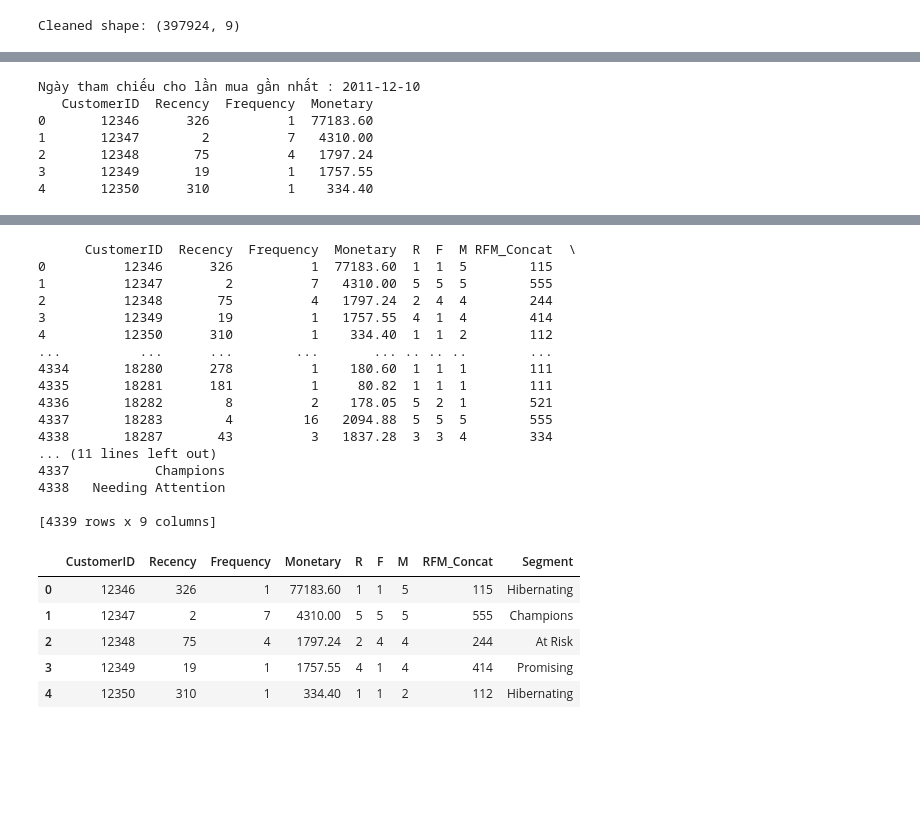
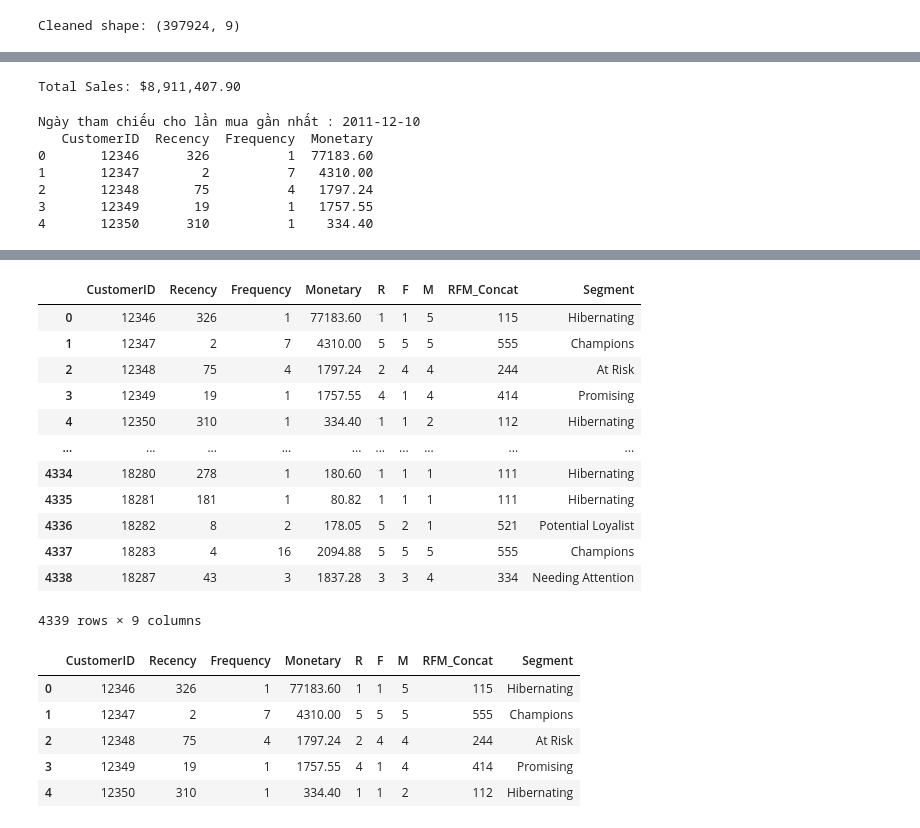
Before and after one commit to lowtech1/Customer_Segmentation, a Jupyter notebook: DA2.ipynb, the cells around one changed output, grey strips where cells are left out. Cells and saved outputs as stored; diff of their text form; code cells hidden in the pictures; blank space fills up the shorter version.

```diff
--- a/DA2.ipynb
+++ b/DA2.ipynb
@@ -7,6 +7,12 @@ from sklearn.preprocessing import StandardScaler
 from sklearn.cluster import KMeans
 from sklearn.metrics import silhouette_score
 from sklearn.decomposition import PCA
+
+#setting to make numbers easier to read on display
+pd.options.display.float_format = '{:20.2f}'.format
+
+#show all columns on output
+pd.set_option('display.max_columns', 999)
 # %%
 import warnings
 warnings.filterwarnings('ignore')
@@ -16,0 +19,4 @@ df = pd.read_csv(path, encoding ='ISO-8859-1', parse_dates=['InvoiceDate'])
+# %%
+df = pd.read_excel(r'D:\Nam3\HK2\DoAn2\DS-Customer Segmentation\Customer-Segmentation\data\online_retail_II.xlsx', sheet_name = 0)
+
+df.head(10)
@@ -90,3 +363,9 @@ Cleaned shape: (397924, 9)
+# %%
+# Tính tổng doanh thu
+total_sales = df['TotalSpend'].sum()
+print(f"Total Sales: ${total_sales:,.2f}")
+# %% [output]
+Total Sales: $8,911,407.90
 # %%
 # Ngày tham chiếu: 1 ngày sau ngày lập hoá đơn cuối cùng
 reference_date = df['InvoiceDate'].max() + pd.Timedelta(days=1)
@@ -124,5 +404,4 @@ print(rfm_quantiles)
 # %%
-
 # Tính các giá trị phân vị (quantiles) cho R, F, M
 rfm_quantiles = rfm.quantile([0.2, 0.4, 0.6, 0.8])
 
@@ -163,51 +442,47 @@ rfm['RFM_Concat'] = rfm['R'].astype(str) + rfm['F'].astype(str) + rfm['M'].astyp
 # Hàm phân nhóm khách hàng theo R & F
 def assign_segment(r, f):
     if (r >= 4 and f >= 4):
         return "Champions"
     elif (r >= 3 and f >= 4):
         return "Loyal Customers"
     elif (r >= 4 and f >= 2):
         return "Potential Loyalist"
     elif (r == 5 and f == 1):
         return "New Customers"
     elif (r == 4 and f == 1):
         return "Promising"
     elif (r == 3 and f == 3):
         return "Needing Attention"
     elif (r == 3 and f <= 2):
         return "About to Sleep"
     elif (r <= 2 and f >= 3):
         return "At Risk"
     elif (r <= 2 and f == 5):
         return "Can't Lose Them"
     elif (r <= 2 and f <= 2):
         return "Hibernating"
     else:
         return "Other"
 
 # Gán nhãn phân nhóm
 rfm['Segment'] = rfm.apply(lambda row: assign_segment(row['R'], row['F']), axis=1)
 
 # Hiển thị kết quả
-print(rfm[['CustomerID', 'Recency', 'Frequency', 'Monetary', 'R', 'F', 'M', 'RFM_Concat', 'Segment']])
+rfm[['CustomerID', 'Recency', 'Frequency', 'Monetary', 'R', 'F', 'M', 'RFM_Concat', 'Segment']]
 # %% [output]
+|  | CustomerID | Recency | Frequency | Monetary | R | F | M | RFM_Concat | Segment |
+| 0 | 12346 | 326 | 1 | 77183.60 | 1 | 1 | 5 | 115 | Hibernating |
+| 1 | 12347 | 2 | 7 | 4310.00 | 5 | 5 | 5 | 555 | Champions |
+| 2 | 12348 | 75 | 4 | 1797.24 | 2 | 4 | 4 | 244 | At Risk |
+| 3 | 12349 | 19 | 1 | 1757.55 | 4 | 1 | 4 | 414 | Promising |
+| 4 | 12350 | 310 | 1 | 334.40 | 1 | 1 | 2 | 112 | Hibernating |
+| ... | ... | ... | ... | ... | ... | ... | ... | ... | ... |
+| 4334 | 18280 | 278 | 1 | 180.60 | 1 | 1 | 1 | 111 | Hibernating |
+| 4335 | 18281 | 181 | 1 | 80.82 | 1 | 1 | 1 | 111 | Hibernating |
+| 4336 | 18282 | 8 | 2 | 178.05 | 5 | 2 | 1 | 521 | Potential Loyalist |
+| 4337 | 18283 | 4 | 16 | 2094.88 | 5 | 5 | 5 | 555 | Champions |
+| 4338 | 18287 | 43 | 3 | 1837.28 | 3 | 3 | 4 | 334 | Needing Attention |
-      CustomerID  Recency  Frequency  Monetary  R  F  M RFM_Concat  \
-0          12346      326          1  77183.60  1  1  5        115
-1          12347        2          7   4310.00  5  5  5        555
-2          12348       75          4   1797.24  2  4  4        244
-3          12349       19          1   1757.55  4  1  4        414
-4          12350      310          1    334.40  1  1  2        112
-...          ...      ...        ...       ... .. .. ..        ...
-4334       18280      278          1    180.60  1  1  1        111
-4335       18281      181          1     80.82  1  1  1        111
-4336       18282        8          2    178.05  5  2  1        521
-4337       18283        4         16   2094.88  5  5  5        555
-4338       18287       43          3   1837.28  3  3  4        334
-... (11 lines left out)
-4337           Champions
-4338   Needing Attention
-
-[4339 rows x 9 columns]
+4339 rows × 9 columns
 # %%
 rfm.head()
 # %% [output]
```
Also changed, not shown: parts of 51 cells of this notebook, 4 other files.
